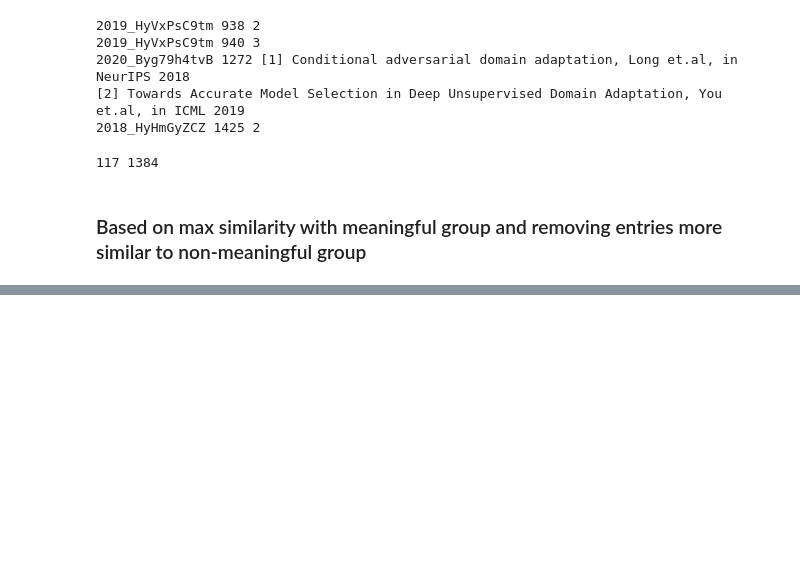
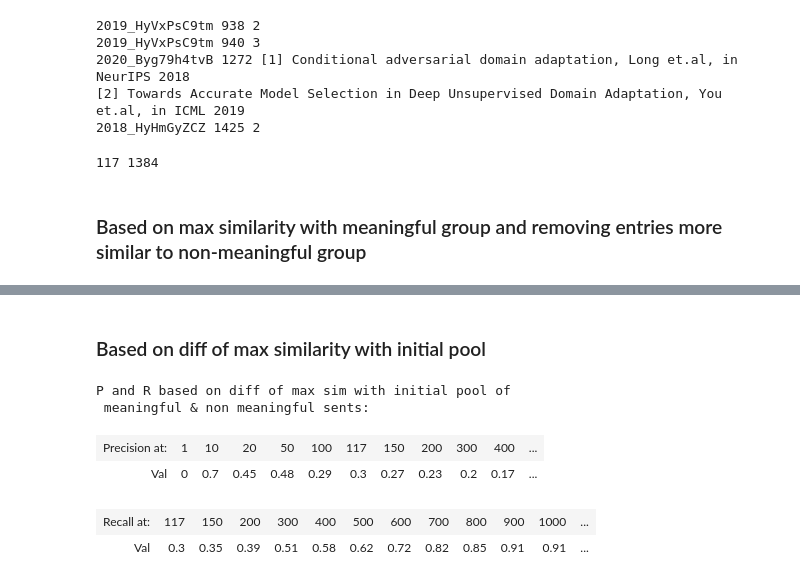
Before and after one commit to shruti-singh/meaningful-comparison, a Jupyter notebook: mcomp_text_extraction/Exp6A-III-SimilarityWithInitialPool_MaskedChunks-USE.ipynb, the cells around one changed output, grey strips where cells are left out. Cells and saved outputs as stored; diff of their text form; code cells hidden in the pictures; blank space fills up the shorter version.

```diff
--- a/mcomp_text_extraction/Exp6A-III-SimilarityWithInitialPool_MaskedChunks-USE.ipynb
+++ b/mcomp_text_extraction/Exp6A-III-SimilarityWithInitialPool_MaskedChunks-USE.ipynb
@@ -607,0 +608,31 @@ P and R based on preserving non-neg max sim with initial pool of
+# %% [markdown]
+### Based on diff of max similarity with initial pool
+# %%
+print("P and R based on diff of max sim with initial pool of \n meaningful & non meaningful sents:")
+
+patk = [1, 10, 20, 50, 100, 117, 150, 200, 300, 400, 500, 600]
+res_table = [["Precision at:"] + patk, ["Val"]]
+
+for k in patk:
+    v1 = precision_at_k(diff_max, k) #round(sum(i > 0 for i in diff12[val])/len(diff12[val]), 2)
+    res_table[1].append(round(v1, 2))
+
+display(HTML(tabulate.tabulate(res_table, tablefmt='html')))
+
+
+
+ratk = [117, 150, 200, 300, 400, 500, 600, 700, 800, 900, 1000, 1200, 1388]
+res_table = [["Recall at:"] + ratk, ["Val"]]
+
+for k in ratk:
+    v1 = recall_at_k(diff_max, k) #round(sum(i > 0 for i in diff12[val])/len(diff12[val]), 2)
+    res_table[1].append(round(v1,2))
+
+display(HTML(tabulate.tabulate(res_table, tablefmt='html')))
+# %% [output]
+P and R based on diff of max sim with initial pool of
+ meaningful & non meaningful sents:
+| Precision at: | 1 | 10 | 20 | 50 | 100 | 117 | 150 | 200 | 300 | 400 | ... |
+| Val | 0 | 0.7 | 0.45 | 0.48 | 0.29 | 0.3 | 0.27 | 0.23 | 0.2 | 0.17 | ... |
+| Recall at: | 117 | 150 | 200 | 300 | 400 | 500 | 600 | 700 | 800 | 900 | 1000 | ... |
+| Val | 0.3 | 0.35 | 0.39 | 0.51 | 0.58 | 0.62 | 0.72 | 0.82 | 0.85 | 0.91 | 0.91 | ... |
```
Also changed, not shown: parts of 8 cells of this notebook.
